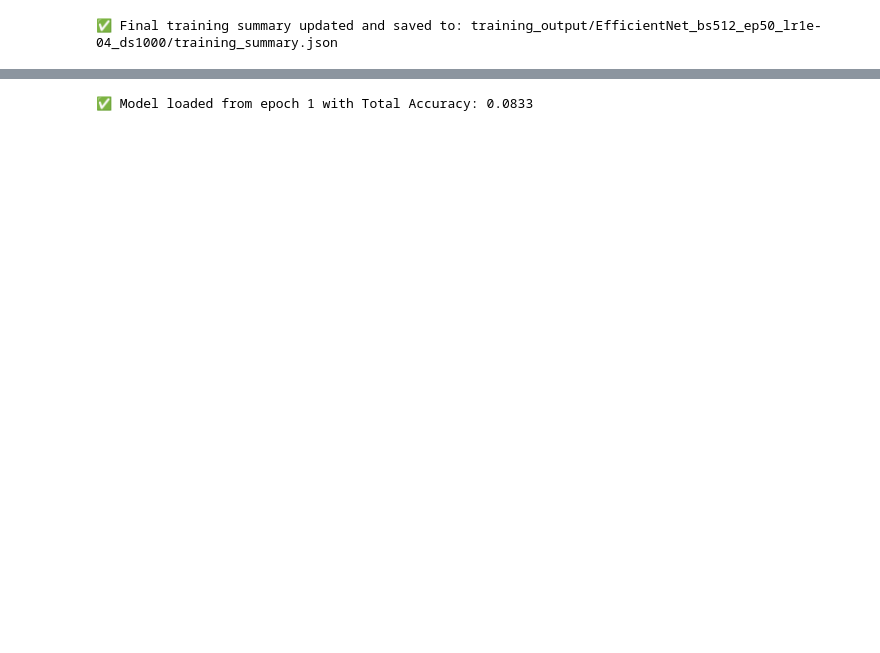
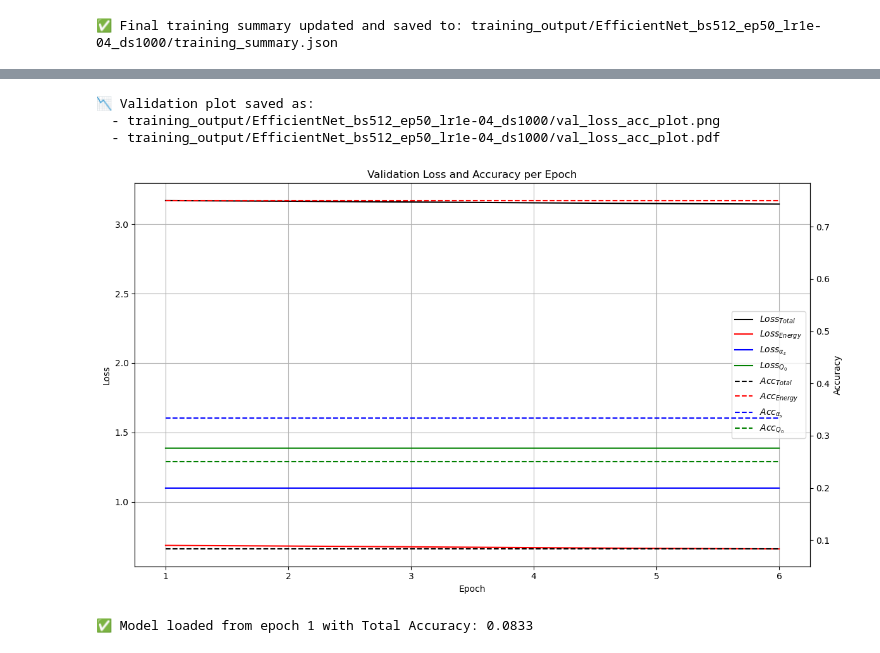
Before and after one commit to hmehryar/ml-jet-param-predictor, a Jupyter notebook: train_efficientnet_mljet.ipynb, the cells around one changed output, grey strips where cells are left out. Saved outputs shown, nothing was run; the diff lists cells and outputs as text; code cells hidden in the pictures; blank space fills up the shorter version.

```diff
--- a/train_efficientnet_mljet.ipynb
+++ b/train_efficientnet_mljet.ipynb
@@ -483,3 +688,61 @@ plt.show()
+# %%
+import matplotlib.pyplot as plt
+import numpy as np
+
+epochs = np.arange(1, len(val_losses) + 1)
+
+# Define shared colors for each task
+colors = {
+    "total": "black",
+    "energy": "red",
+    "alpha": "blue",
+    "q0": "green",
+}
+
+fig, ax1 = plt.subplots(figsize=(12, 7))
+
+# === Plot Validation Losses (solid lines) ===
+ax1.plot(epochs, val_losses, label="$Loss_{Total}$", color=colors["total"], linestyle='-')
+ax1.plot(epochs, val_loss_energy_list, label="$Loss_{Energy}$", color=colors["energy"], linestyle='-')
+ax1.plot(epochs, val_loss_alpha_list, label="$Loss_{{\\alpha}_s}$", color=colors["alpha"], linestyle='-')
+ax1.plot(epochs, val_loss_q0_list, label="$Loss_{Q_0}$", color=colors["q0"], linestyle='-')
+ax1.set_xlabel("Epoch")
+ax1.set_ylabel("Loss")
+
+# === Plot Validation Accuracies (dashed lines) ===
+ax2 = ax1.twinx()
+ax2.plot(epochs, acc_total_list, label="$Acc_{Total}$", color=colors["total"], linestyle='--')
+ax2.plot(epochs, acc_energy_list, label="$Acc_{Energy}$", color=colors["energy"], linestyle='--')
+ax2.plot(epochs, acc_alpha_list, label="$Acc_{{\\alpha}_s}$", color=colors["alpha"], linestyle='--')
+ax2.plot(epochs, acc_q0_list, label="$Acc_{Q_0}$", color=colors["q0"], linestyle='--')
+ax2.set_ylabel("Accuracy")
+
+# Axis labels and title
+ax1.set_title("Validation Loss and Accuracy per Epoch")
+ax1.grid(True)
+
+# Combine Legends
+lines1, labels1 = ax1.get_legend_handles_labels()
+lines2, labels2 = ax2.get_legend_handles_labels()
+ax1.legend(lines1 + lines2, labels1 + labels2, loc='center right')
+
+plt.tight_layout()
+
+# Save plots
+val_loss_acc_path_png = os.path.join(output_dir, "val_loss_acc_plot.png")
+val_loss_acc_path_pdf = os.path.join(output_dir, "val_loss_acc_plot.pdf")
+
+plt.savefig(val_loss_acc_path_png, dpi=300, bbox_inches='tight')
+plt.savefig(val_loss_acc_path_pdf, bbox_inches='tight')
+
+print(f"📉 Validation plot saved as:\n  - {val_loss_acc_path_png}\n  - {val_loss_acc_path_pdf}")
+
+plt.show()
+# %% [output]
+📉 Validation plot saved as:
+  - training_output/EfficientNet_bs512_ep50_lr1e-04_ds1000/val_loss_acc_plot.png
+  - training_output/EfficientNet_bs512_ep50_lr1e-04_ds1000/val_loss_acc_plot.pdf
+[figure, added]
 # %%
 import torch
 from models.model_torch import create_model
```
Also changed, not shown: parts of 10 cells of this notebook.
